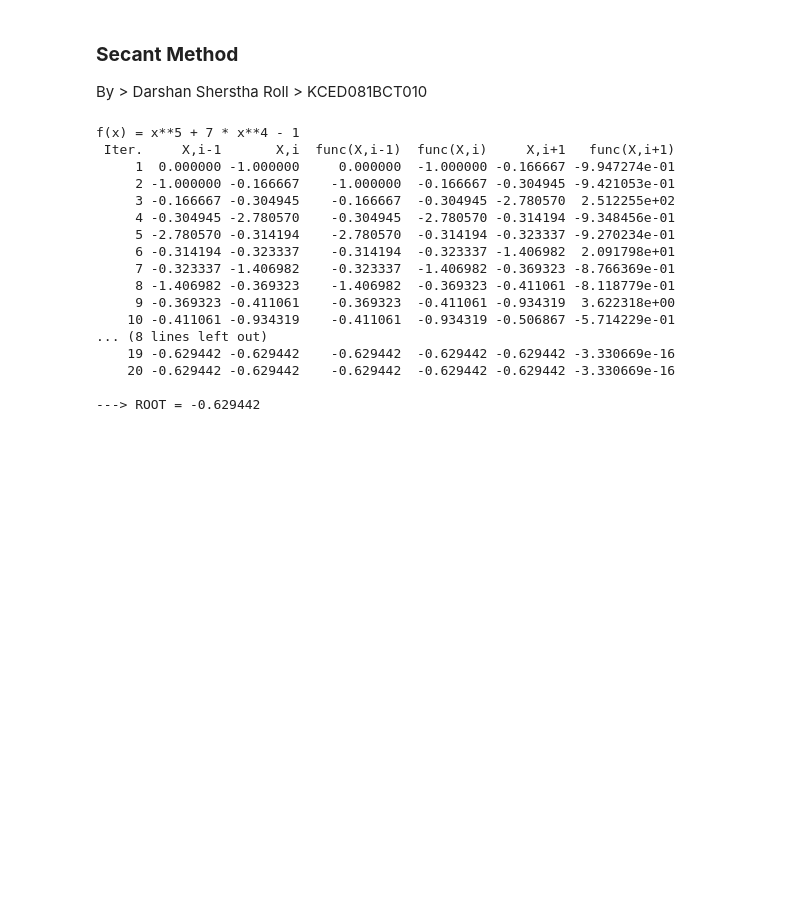
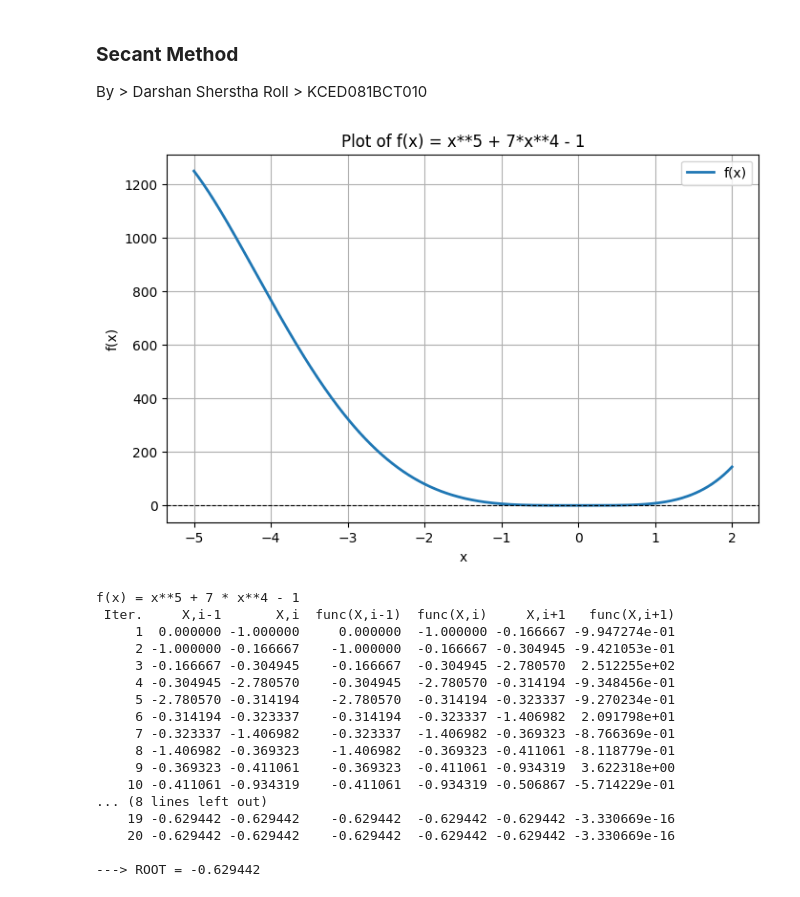
Before and after one commit to JustLazy-Forever/LearningPython, a Jupyter notebook: IV_SEM/Lab_2/SecantMethod.ipynb, the cells around one changed output. Drawn from its saved outputs; the diff is of its cells as text; code cells hidden in the pictures; blank space fills up the shorter version.

```diff
--- a/IV_SEM/Lab_2/SecantMethod.ipynb
+++ b/IV_SEM/Lab_2/SecantMethod.ipynb
@@ -8,6 +10,22 @@ import pandas as pd
 # %%
 def func(x):        # 0 and -1
     return x**5 + 7 * x**4 - 1
+# %%
+# Simple plot of the function used by the Secant method
+x = np.linspace(-5, 2, 400)
+y = func(x)
+
+plt.figure(figsize=(8, 5))
+plt.plot(x, y, color='C0', linewidth=2, label='f(x)')
+plt.axhline(0, color='k', linewidth=0.8, linestyle='--')
+plt.xlabel('x')
+plt.ylabel('f(x)')
+plt.title('Plot of f(x) = x**5 + 7*x**4 - 1')
+plt.grid(True)
+plt.legend()
+plt.show()
+# %% [output]
+[figure, added]
 # %%
 def get_input():
     print("f(x) = x**5 + 7 * x**4 - 1")
```
Also changed, not shown: parts of 2 cells of this notebook, 17 other files.
